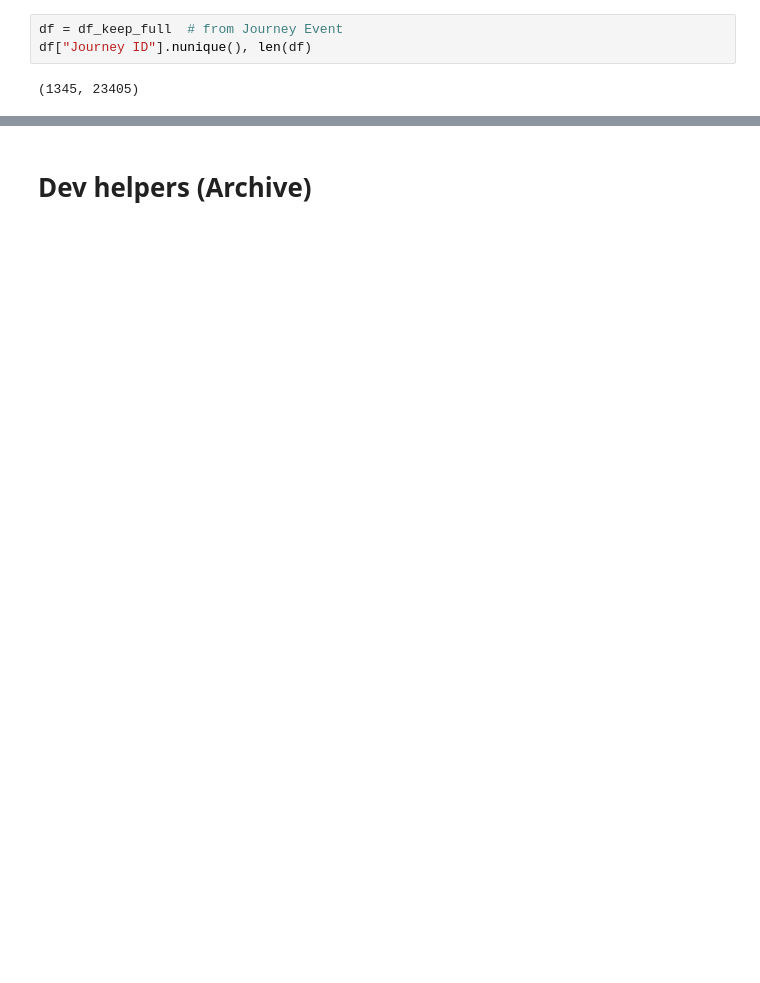
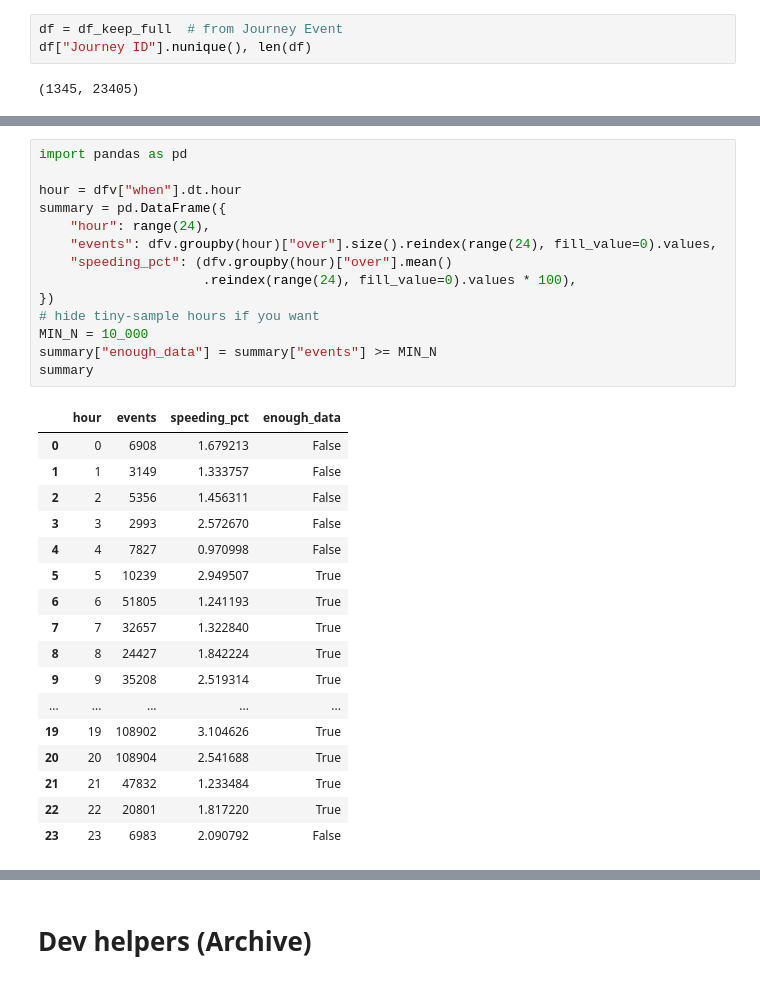
Before and after one commit to abdulabolahom/indepth-driving-data-analysis, a Jupyter notebook: notebooks/01_explore.ipynb, the cells around one changed output, grey strips where cells are left out. Drawn from its saved outputs; the diff is of its cells as text; blank space fills up the shorter version.

```diff
--- a/notebooks/01_explore.ipynb
+++ b/notebooks/01_explore.ipynb
@@ -608,0 +891,32 @@ df["Journey ID"].nunique(), len(df)
+# %%
+import pandas as pd
+
+hour = dfv["when"].dt.hour
+summary = pd.DataFrame({
+    "hour": range(24),
+    "events": dfv.groupby(hour)["over"].size().reindex(range(24), fill_value=0).values,
+    "speeding_pct": (dfv.groupby(hour)["over"].mean()
+                     .reindex(range(24), fill_value=0).values * 100),
+})
+# hide tiny-sample hours if you want
+MIN_N = 10_000
+summary["enough_data"] = summary["events"] >= MIN_N
+summary
+# %% [output]
+|  | hour | events | speeding_pct | enough_data |
+| 0 | 0 | 6908 | 1.679213 | False |
+| 1 | 1 | 3149 | 1.333757 | False |
+| 2 | 2 | 5356 | 1.456311 | False |
+| 3 | 3 | 2993 | 2.572670 | False |
+| 4 | 4 | 7827 | 0.970998 | False |
+| 5 | 5 | 10239 | 2.949507 | True |
+| 6 | 6 | 51805 | 1.241193 | True |
+| 7 | 7 | 32657 | 1.322840 | True |
+| 8 | 8 | 24427 | 1.842224 | True |
+| 9 | 9 | 35208 | 2.519314 | True |
+| ... | ... | ... | ... | ... |
+| 19 | 19 | 108902 | 3.104626 | True |
+| 20 | 20 | 108904 | 2.541688 | True |
+| 21 | 21 | 47832 | 1.233484 | True |
+| 22 | 22 | 20801 | 1.817220 | True |
+| 23 | 23 | 6983 | 2.090792 | False |
```
Also changed, not shown: parts of 49 cells of this notebook, 3 other files.
